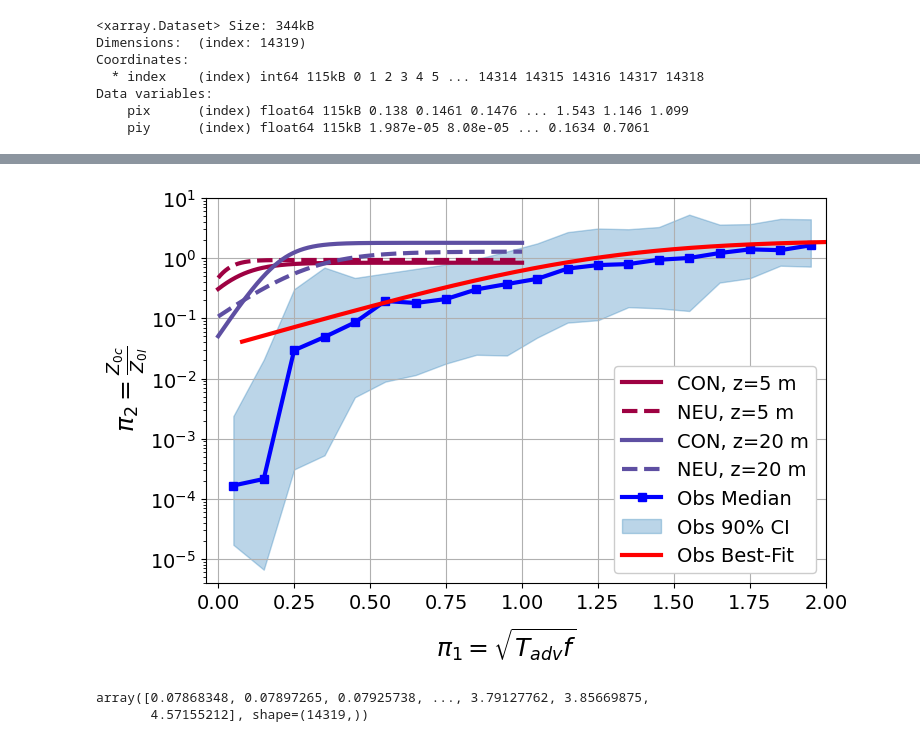
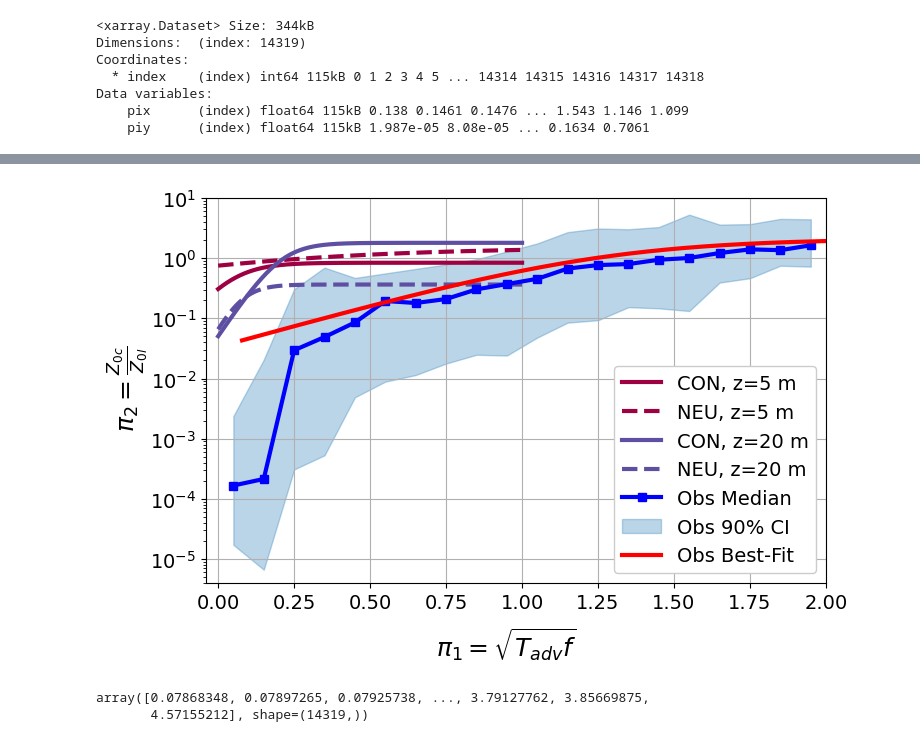
Before and after one commit to jameshlywiak/ABL-surface-layer, a Jupyter notebook: umn_LES.ipynb, the cells around one changed output, grey strips where cells are left out. Cells and saved outputs as stored; diff of their text form; code cells hidden in the pictures.

```diff
--- a/umn_LES.ipynb
+++ b/umn_LES.ipynb
@@ -16,9 +16,9 @@ from lmfit import Model
 # Read in LES
 # %%
 #LES_data = 'Midplanes_highwind_3deg'
-#LES_data = 'MidPlane_means_HighWind_lowTGrad.csv'
+LES_data = 'MidPlane_means_HighWind_lowTGrad.csv'
 #LES_data = 'MidPlane_means.csv'
-LES_data = 'Midplanes_means_half_degree.csv'
+#LES_data = 'Midplanes_means_half_degree.csv'
 if 'HighWind_lowT' in LES_data: save_str = 'HW_lowT'
 elif 'highwind_3deg' in LES_data: save_str = 'hw_3deg'
 elif 'half_degree' in LES_data: save_str = 'halfdeg'
@@ -1910,8 +1910,8 @@ N = len(qheight)
 cmap = cm.Spectral
 colors = cmap(np.linspace(0, 1, N))
 
-lower_bounds = np.array([0, -1, 0])
-upper_bounds = np.array([100, 2, 1.8])
+lower_bounds = np.array([0, 0, 0])
+upper_bounds = np.array([100, 1, 1.8])
 bds = Bounds(lb=lower_bounds, ub=upper_bounds)
 #lower_bounds = np.array([0, -20, -10, -10])
 #upper_bounds = np.array([20, 30, 2, 10])
@@ -2004,8 +2004,8 @@ ax.fill_between(obs.bins, obs.pi_90ci_lower, obs.pi_90ci_upper, color='C0', alph
 xobs = obs.bins
 yobs = obs.pi_medians
 initial_guess = [20, 0.1, 1]
-lower_bounds = np.array([0, -1, -2])
-upper_bounds = np.array([100, 2, 2])
+lower_bounds = np.array([0, 0, 0])
+upper_bounds = np.array([200, 10, 3])
 bds = Bounds(lb=lower_bounds, ub=upper_bounds)
 result = minimize(loss, initial_guess, args=(xobs, yobs), bounds=bds, method='L-BFGS-B')
 popt_obs = result.x
@@ -2032,7 +2032,7 @@ idx = np.where(xobs<=1.8)[0]
 
 result = minimize(loss, initial_guess, args=(xobs[idx], yobs[idx]), bounds=bds, method='L-BFGS-B')
 popt_obs = result.x
-print(popt_obs)
+print(f'optimal coefficients: {popt_obs}')
 ## If scipy, Compute R² manually
 y_mean_obs = np.mean(yobs)
 #popt_obs[0] = 2
@@ -2062,4 +2062,4 @@ if saveplt == 1:
-[figure, old version]
+[figure, new version]
 # %%
 obs_all.pix.values
 # %% [output]
```
Also changed, not shown: parts of 7 cells of this notebook.
